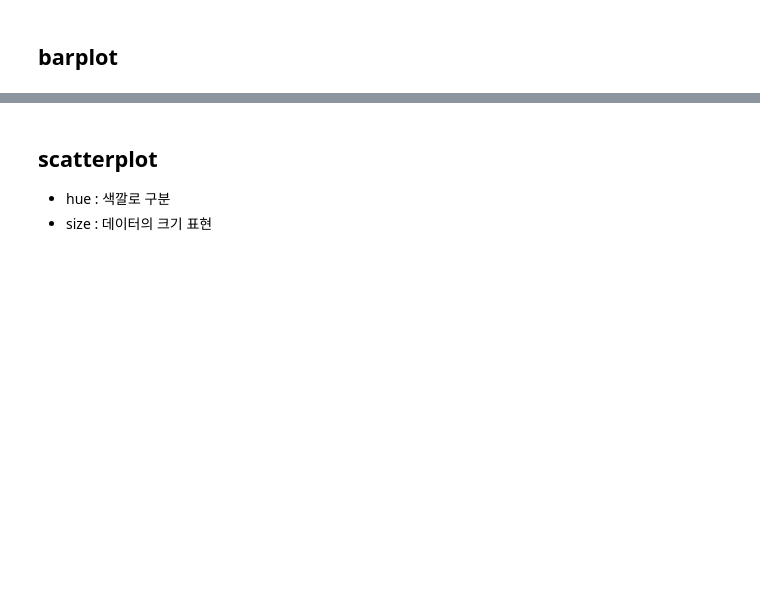
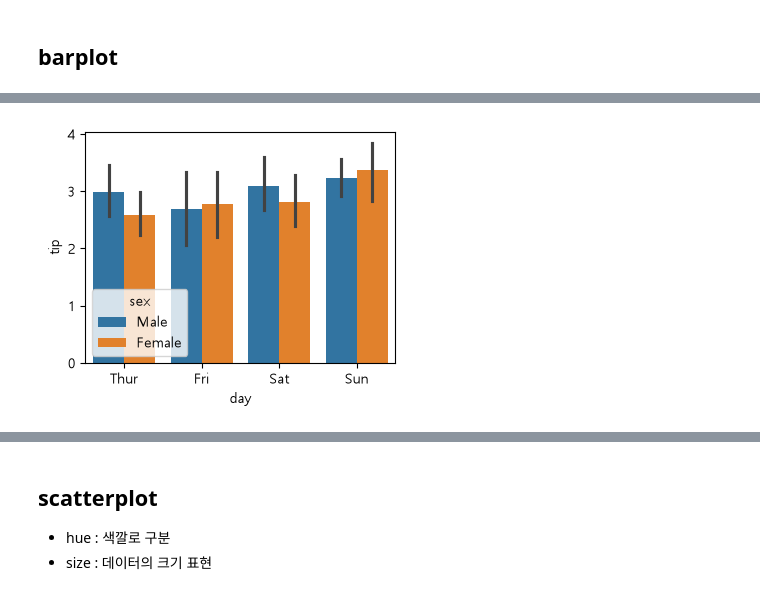
Before and after one commit to middle5/python20261111, a Jupyter notebook: 8_시각화/06_seaborn_시각화_실습.ipynb, the cells around one changed output, grey strips where cells are left out. Saved outputs shown, nothing was run; the diff lists cells and outputs as text; code cells hidden in the pictures; blank space fills up the shorter version.

```diff
--- a/8_시각화/06_seaborn_시각화_실습.ipynb
+++ b/8_시각화/06_seaborn_시각화_실습.ipynb
@@ -64,9 +111,14 @@ plt.rc('figure', figsize=(4,3))
 # %%
 # -----------------------------------
 # 성별 팁 평균
 # -----------------------------------
 
 # 👉 여기에 코드를 작성하세요
+
+sns.barplot(data=tips, x='day', y='tip', hue='sex')
+pass
+# %% [output]
+[figure, added]
 # %%
 # -----------------------------------
 # 성별 팁 합계
```
Also changed, not shown: parts of 21 cells of this notebook, 13 other files.
